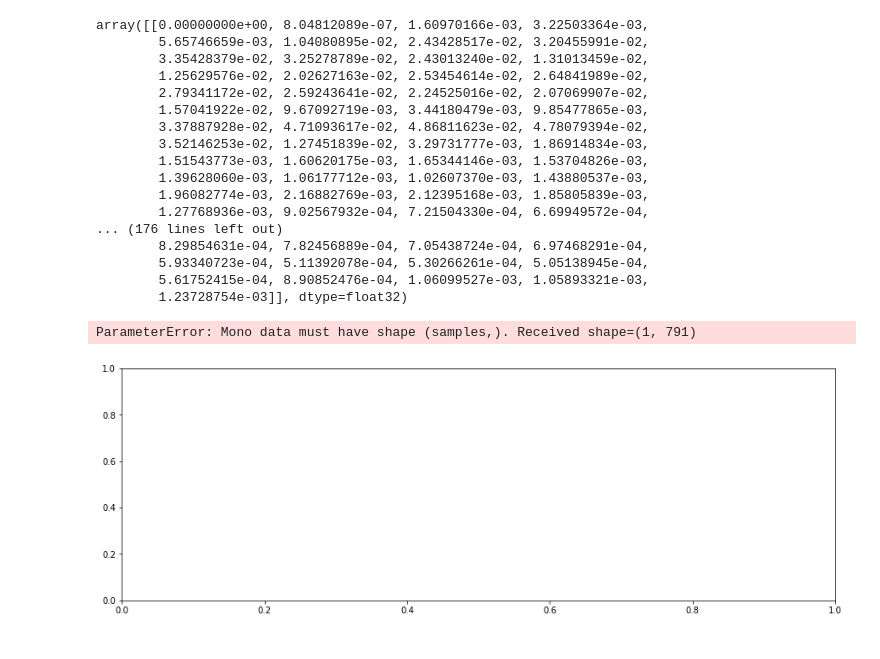
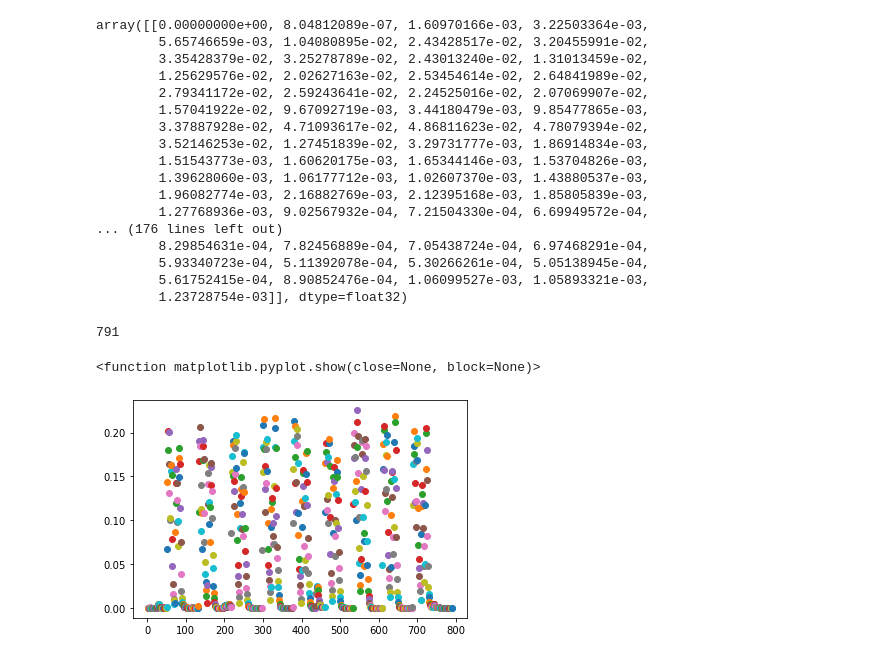
Before and after one commit to Struth-129/Covid-Cough-detector, a Jupyter notebook: VisualizingData.ipynb, the cells around one changed output. Saved outputs shown, nothing was run; the diff lists cells and outputs as text; code cells hidden in the pictures.

Commit message:
visualizing rms

```diff
--- a/VisualizingData.ipynb
+++ b/VisualizingData.ipynb
@@ -189,11 +189,29 @@ array([[0.00000000e+00, 8.04812089e-07, 1.60970166e-03, 3.22503364e-03,
         5.93340723e-04, 5.11392078e-04, 5.30266261e-04, 5.05138945e-04,
         5.61752415e-04, 8.90852476e-04, 1.06099527e-03, 1.05893321e-03,
         1.23728754e-03]], dtype=float32)
-# %%
-plt.figure(figsize=(15,17))
-plt.subplot(3,1,1)
-librosa.display.waveplot(rms_pos,rms_neg)
-plt.title("Negative")
-# %% [output]
-ParameterError: Mono data must have shape (samples,). Received shape=(1, 791)
-[figure, removed]
+# %%
+rms_neg.size
+# %% [output]
+791
+# %%
+arr = [[0]*791]*1
+j = 1
+for i in range(791):
+    arr[0][i] = j
+    j = j+1
+grr = [[0]*765]*1
+j=1
+for i in range(765):
+    grr[0][i] = j
+    j = j+1
+# %%
+alpha = np.array(arr)
+beta = np.array(rms_neg)
+gamma = np.array(rms_pos)
+theta = np.array(grr)
+# %%
+plt.plot(alpha,beta,'o')
+plt.show
+# %% [output]
+<function matplotlib.pyplot.show(close=None, block=None)>
+[figure, added]
```
Also changed, not shown: parts of 1 cell of this notebook.
